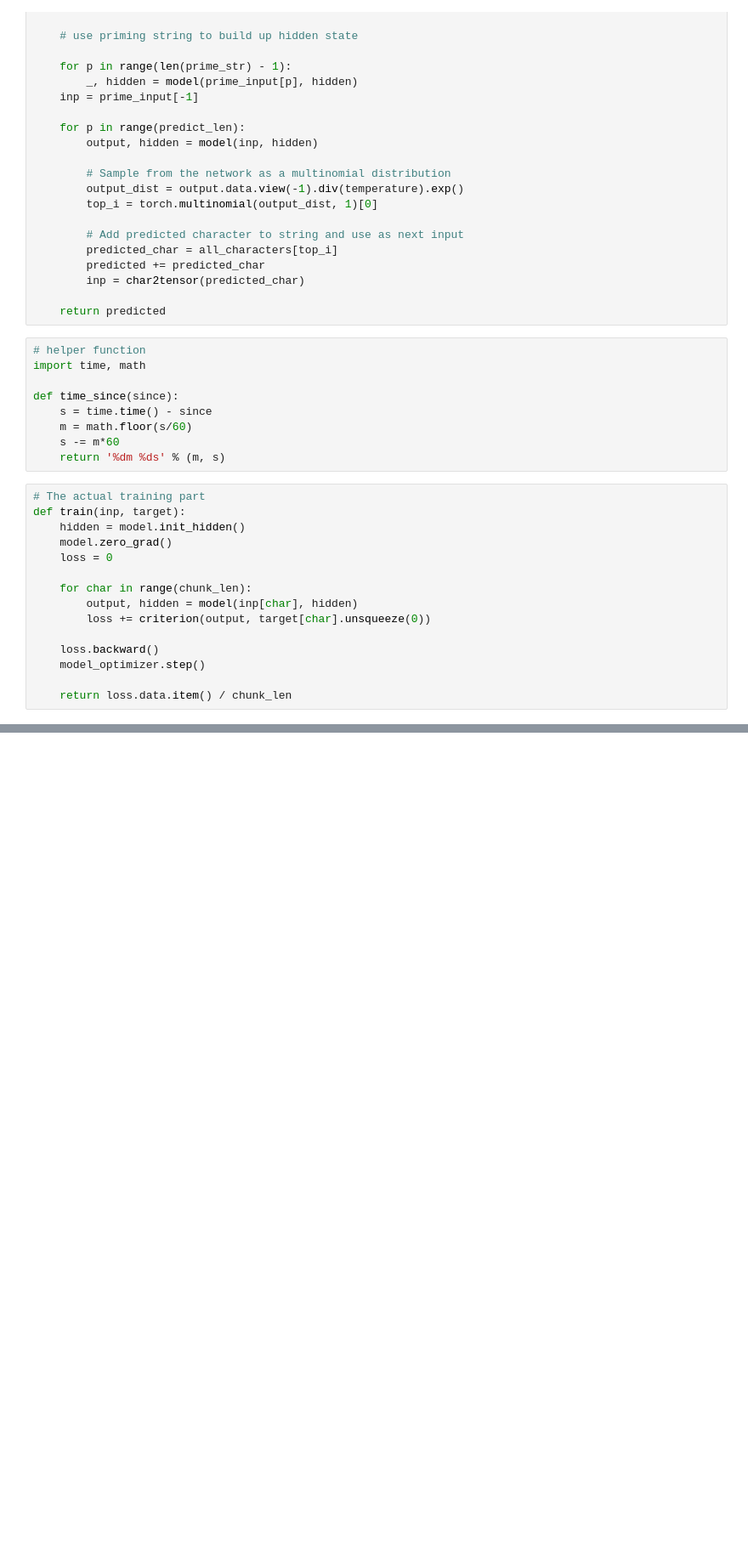
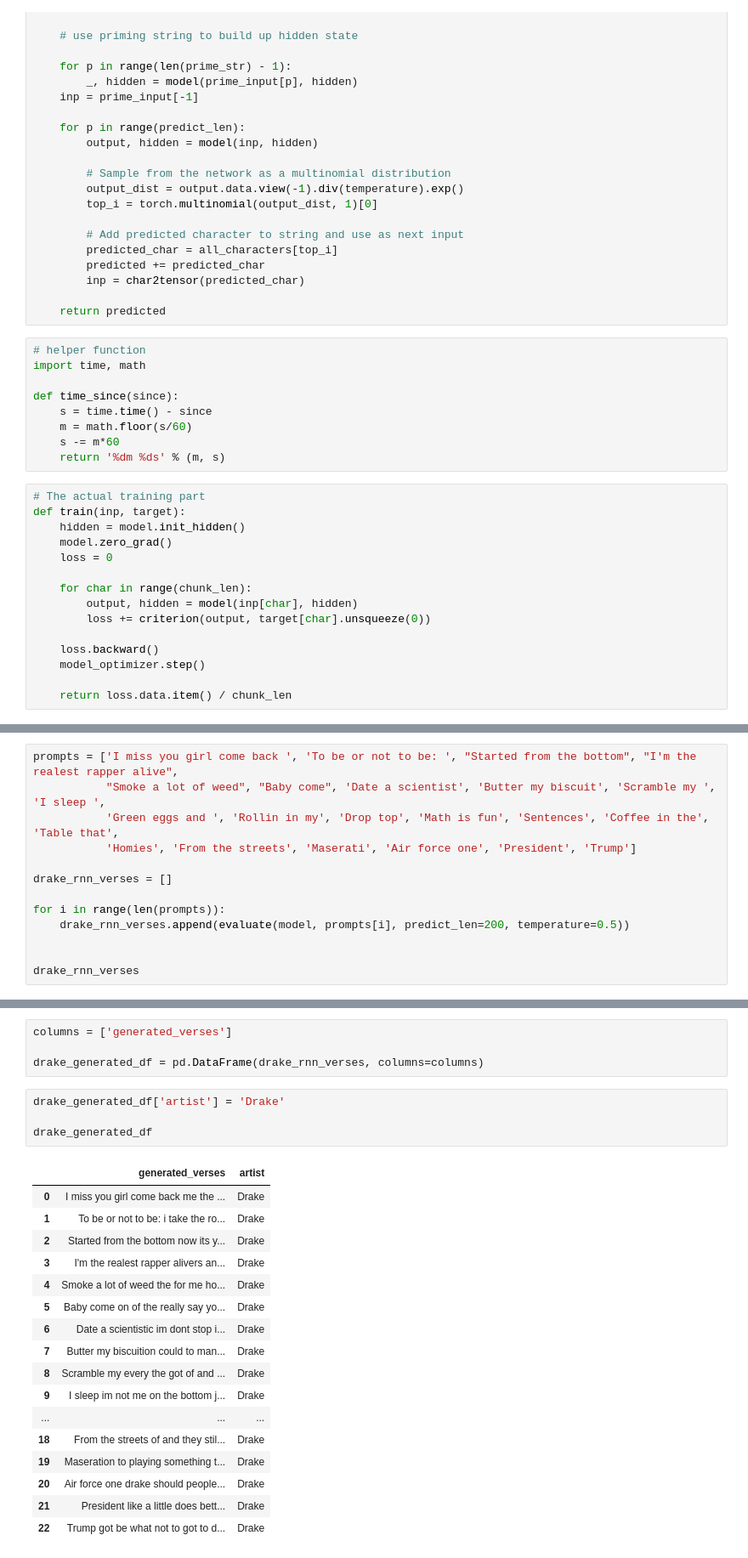
Before and after one commit to brendenrossin/Project_Fletcher, a Jupyter notebook: Fletcher_RNN_Rap_Generation_Drake.ipynb, the cells around one changed output, grey strips where cells are left out. Shown at 85% size. Saved outputs shown, nothing was run; the diff lists cells and outputs as text; blank space fills up the shorter version.

Commit message:
updated classification to predict generated models, added rnn and markov rap generation

```diff
--- a/Fletcher_RNN_Rap_Generation_Drake.ipynb
+++ b/Fletcher_RNN_Rap_Generation_Drake.ipynb
@@ -336,0 +316,13 @@ Baby come started its and say the mother been on my money that im really for it
+# %%
+prompts = ['I miss you girl come back ', 'To be or not to be: ', "Started from the bottom", "I'm the realest rapper alive",
+           "Smoke a lot of weed", "Baby come", 'Date a scientist', 'Butter my biscuit', 'Scramble my ', 'I sleep ',
+           'Green eggs and ', 'Rollin in my', 'Drop top', 'Math is fun', 'Sentences', 'Coffee in the', 'Table that',
+           'Homies', 'From the streets', 'Maserati', 'Air force one', 'President', 'Trump']
+
+drake_rnn_verses = []
+
+for i in range(len(prompts)):
+    drake_rnn_verses.append(evaluate(model, prompts[i], predict_len=200, temperature=0.5))
+
+
+drake_rnn_verses
@@ -336,0 +347,26 @@ Baby come started its and say the mother been on my money that im really for it
+# %%
+columns = ['generated_verses']
+
+drake_generated_df = pd.DataFrame(drake_rnn_verses, columns=columns)
+# %%
+drake_generated_df['artist'] = 'Drake'
+
+drake_generated_df
+# %% [output]
+|  | generated_verses | artist |
+| 0 | I miss you girl come back me the ... | Drake |
+| 1 | To be or not to be: i take the ro... | Drake |
+| 2 | Started from the bottom now its y... | Drake |
+| 3 | I'm the realest rapper alivers an... | Drake |
+| 4 | Smoke a lot of weed the for me ho... | Drake |
+| 5 | Baby come on of the really say yo... | Drake |
+| 6 | Date a scientistic im dont stop i... | Drake |
+| 7 | Butter my biscuition could to man... | Drake |
+| 8 | Scramble my every the got of and ... | Drake |
+| 9 | I sleep im not me on the bottom j... | Drake |
+| ... | ... | ... |
+| 18 | From the streets of and they stil... | Drake |
+| 19 | Maseration to playing something t... | Drake |
+| 20 | Air force one drake should people... | Drake |
+| 21 | President like a little does bett... | Drake |
+| 22 | Trump got be what not to got to d... | Drake |
```
Also changed, not shown: parts of 12 cells of this notebook, 33 other files.
